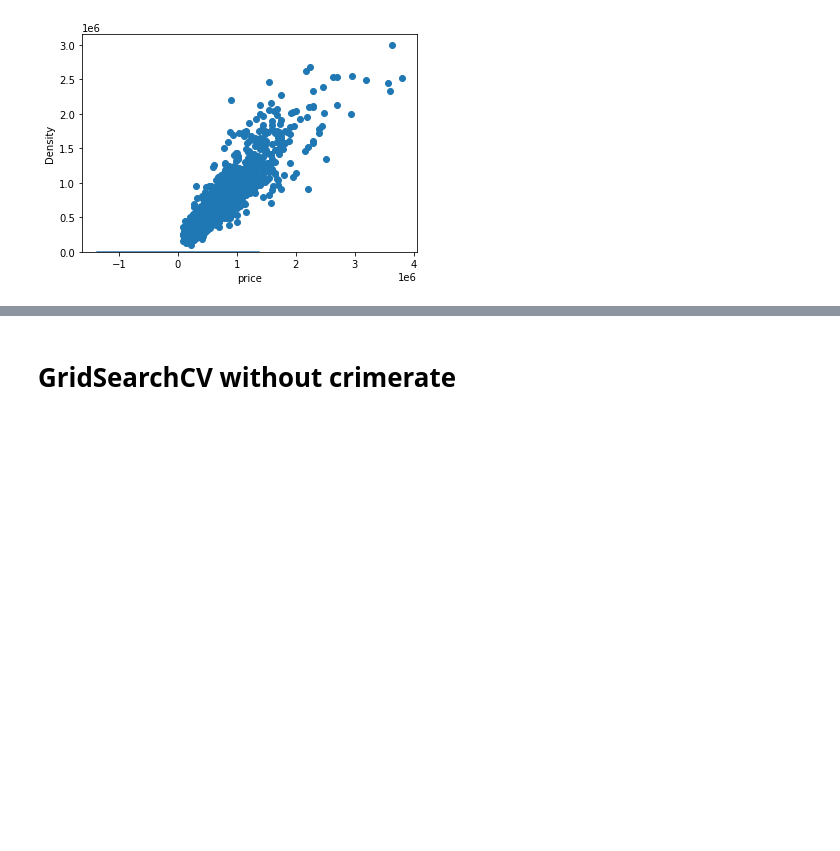
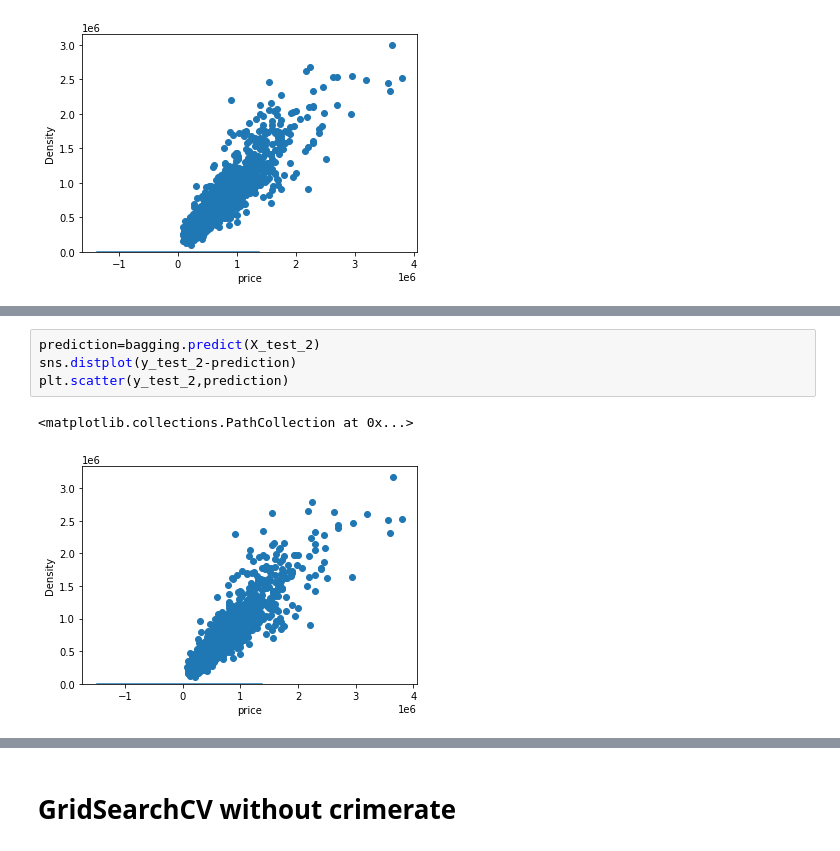
Before and after one commit to dvh549/Machine_Learning, a Jupyter notebook: House Sales Prediction - Decision Tree.ipynb, the cells around one changed output, grey strips where cells are left out. Cells and saved outputs as stored; diff of their text form; blank space fills up the shorter version.

```diff
--- a/House Sales Prediction - Decision Tree.ipynb
+++ b/House Sales Prediction - Decision Tree.ipynb
@@ -401 +417,8 @@ plt.scatter(y_test,prediction)
+# %%
+prediction=bagging.predict(X_test_2)
+sns.distplot(y_test_2-prediction)
+plt.scatter(y_test_2,prediction)
+# %% [output]
+<matplotlib.collections.PathCollection at 0x...>
+[figure, added]
 # %% [markdown]
```
Also changed, not shown: parts of 30 cells of this notebook.
